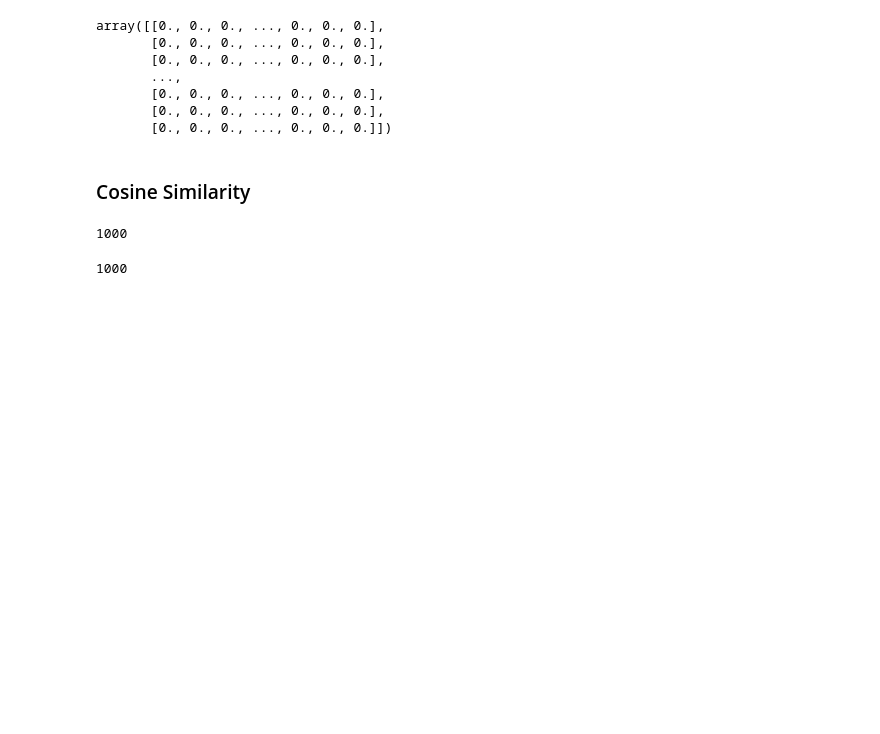
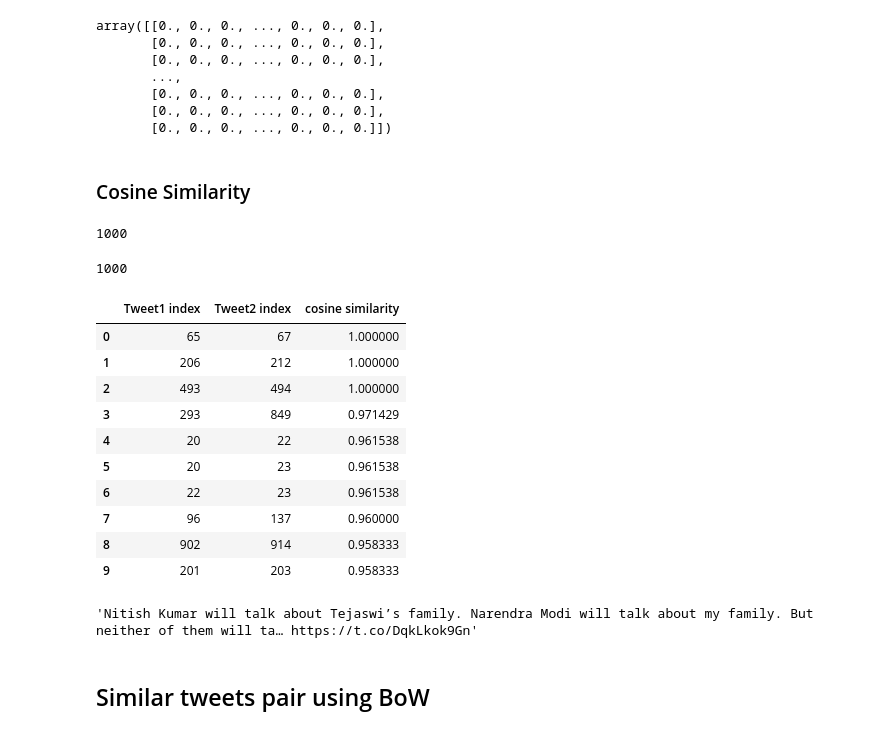
Before and after one commit to soumyaa1804/twitter_data_analysis, a Jupyter notebook: network_analysis.ipynb, the cells around one changed output. Drawn from its saved outputs; the diff is of its cells as text; code cells hidden in the pictures; blank space fills up the shorter version.

Commit message:
Similar tweets

```diff
--- a/network_analysis.ipynb
+++ b/network_analysis.ipynb
@@ -253,3 +258,47 @@ len(BoW_similarity)
 len(BoW_similarity[0])
 # %% [output]
 1000
+# %%
+# Find pair which are most similar and creating dataframe
+# excluding similarity of one tweet with itself
+# and considering the pair only once i.e checking (a, b) but not (b, a)
+
+def similar_pairs(similarity_array):
+    row_col_similarity = []
+
+    for i in range(len(similarity_array)):
+        for j in range(i, len(similarity_array)):
+            if i != j:
+                row_col_similarity.append([i, j, similarity_array[i][j]])
+
+    # Create the pandas DataFrame
+    similarity_df = pd.DataFrame(row_col_similarity, columns = ['Tweet1 index', 'Tweet2 index', 'cosine similarity'])
+    return similarity_df
+# %%
+# Call similarity pair for BoW_similarity
+
+BoW_similarity_df = similar_pairs(BoW_similarity)
+# %%
+# Top 10 similar tweets
+
+top_10_BoW_df = BoW_similarity_df.nlargest(10, 'cosine similarity')
+# %%
+top_10_BoW_df.reset_index(drop=True)
+# %% [output]
+|  | Tweet1 index | Tweet2 index | cosine similarity |
+| 0 | 65 | 67 | 1.000000 |
+| 1 | 206 | 212 | 1.000000 |
+| 2 | 493 | 494 | 1.000000 |
+| 3 | 293 | 849 | 0.971429 |
+| 4 | 20 | 22 | 0.961538 |
+| 5 | 20 | 23 | 0.961538 |
+| 6 | 22 | 23 | 0.961538 |
+| 7 | 96 | 137 | 0.960000 |
+| 8 | 902 | 914 | 0.958333 |
+| 9 | 201 | 203 | 0.958333 |
+# %%
+df.iloc[398, 1]
+# %% [output]
+'Nitish Kumar will talk about Tejaswi’s family. Narendra Modi will talk about my family. But neither of them will ta… https://t.co/DqkLkok9Gn'
+# %% [markdown]
+## Similar tweets pair using BoW
```
Also changed, not shown: parts of 23 cells of this notebook, 3 other files.
